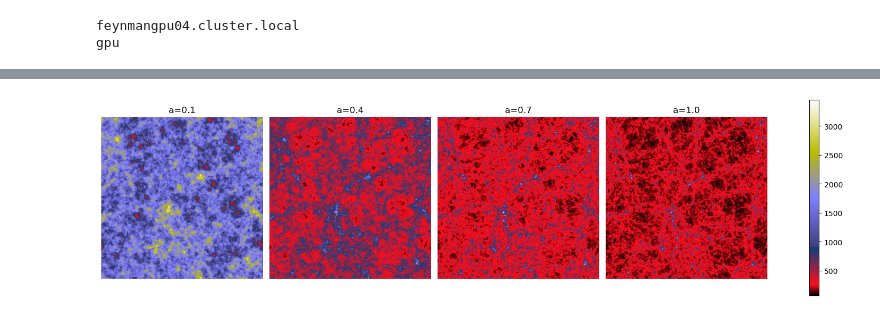
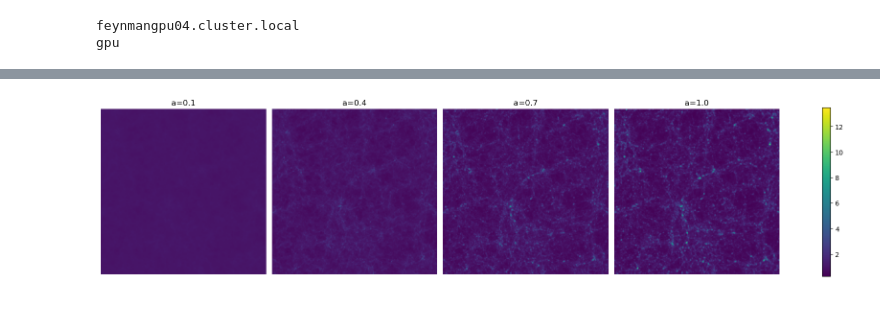
Before and after one commit to hsimonfroy/montecosmo, a Jupyter notebook: intro/JaxPM_Introduction.ipynb, the cells around one changed output, grey strips where cells are left out. Drawn from its saved outputs; the diff is of its cells as text; code cells hidden in the pictures.

```diff
--- a/intro/JaxPM_Introduction.ipynb
+++ b/intro/JaxPM_Introduction.ipynb
@@ -51,5 +51,5 @@ def run_simulation(cosmology):
     res = odeint(make_ode_fn(mesh_shape), [particles+dx, p], snapshots, cosmology, rtol=1e-5, atol=1e-5)
 
     # Return the simulation volume at requested
-    return res[0]
+    return res
 # %% [output]
@@ -58,3 +58,14 @@ def run_simulation(cosmology):
 cosmology = jc.Planck15(Omega_c=0.25, sigma8=0.8)
 res = run_simulation(cosmology)
 # %timeit res = run_simulation(cosmology)
+# %%
+obs_mesh = np.array([cic_paint(jnp.zeros(mesh_shape), res[0][i_snapshot]).mean(axis=0) for i_snapshot in range(n_snapshots)])
+vmin, vmax = None, None
+
+plt.figure(figsize=[16,4])
+for i_snapshot in range(n_snapshots):
+    plt.subplot(1,n_snapshots,i_snapshot+1)
+    plt.imshow(obs_mesh[i_snapshot], vmin=vmin, vmax=vmax, cmap='gist_stern')
+    plt.title(f"a={snapshots[i_snapshot]:.1f}");
+    plt.axis("off")
+plt.tight_layout();
@@ -61,11 +74,14 @@ res = run_simulation(cosmology)
 # %%
-plt.figure(figsize=[16,4])
+obs_mesh = np.array([cic_paint(jnp.zeros(mesh_shape), res[0][i_snapshot]).mean(axis=0) for i_snapshot in range(n_snapshots)])
+vmin, vmax = obs_mesh.min(), obs_mesh.max()
+
+plt.figure(figsize=[18,4])
 for i_snapshot in range(n_snapshots):
     plt.subplot(1,n_snapshots,i_snapshot+1)
-    plt.imshow(cic_paint(jnp.zeros(mesh_shape), res[i_snapshot]).sum(axis=0),cmap='gist_stern')
+    plt.imshow(obs_mesh[i_snapshot], vmin=vmin, vmax=vmax)
     plt.title(f"a={snapshots[i_snapshot]:.1f}");
     plt.axis("off")
 plt.tight_layout();
 plt.colorbar(ax=plt.gcf().axes);
 # %% [output]
-[figure, old version]
+[figure, new version]
```
Also changed, not shown: parts of 2 cells of this notebook, 3 other files.
